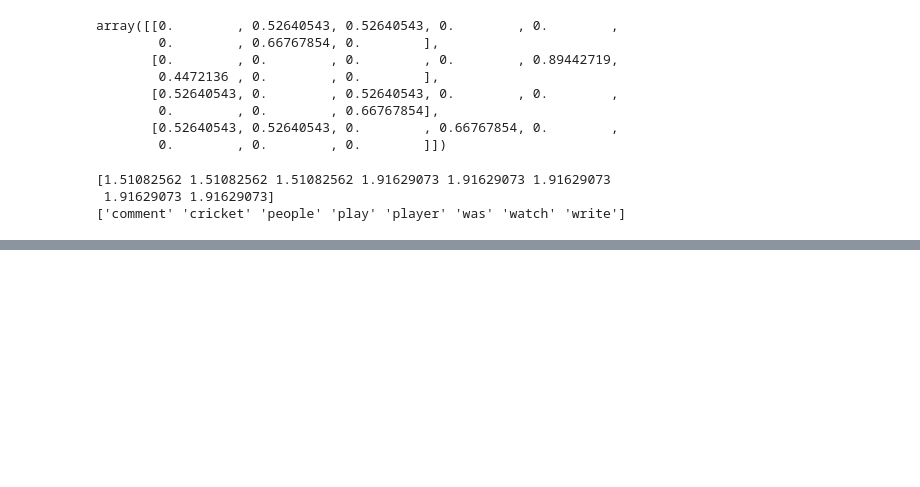
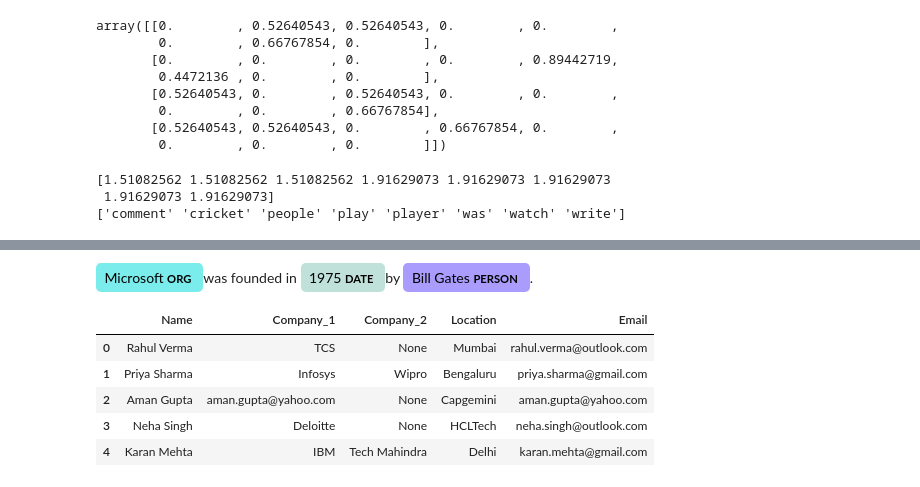
Before and after one commit to Ans365332/6may-file-example, a Jupyter notebook: NLP.ipynb, the cells around one changed output, grey strips where cells are left out. Saved outputs shown, nothing was run; the diff lists cells and outputs as text; code cells hidden in the pictures; blank space fills up the shorter version.

```diff
--- a/NLP.ipynb
+++ b/NLP.ipynb
@@ -454,0 +505,4 @@ print(tfidf.get_feature_names_out())
+# %%
+import spacy
+# Load English NLP model
+nlp = spacy.load("en_core_web_sm")
@@ -454,0 +540,7 @@ print(tfidf.get_feature_names_out())
+# %%
+# ex-3: person & location
+text = " Sachin Tendulkar was born in Mumbai."
+doc = nlp(text)
+
+for ent in doc.ents:
+    print(ent.text,"->",ent.label_)
@@ -454,0 +552,7 @@ print(tfidf.get_feature_names_out())
+# %%
+text = "Microsoft was founded  in 1975 by Bill Gates."
+
+doc = nlp(text)
+
+for ent in doc.ents:
+    print(ent.text,"->",ent.label_)
@@ -454,0 +565,62 @@ print(tfidf.get_feature_names_out())
+# %%
+from spacy import displacy
+
+displacy.render(doc,style="ent",jupyter=True)
+# %% [output]
+Microsoft ORG was founded in 1975 DATE by Bill Gates PERSON .
+# %%
+# work-1
+
+import spacy
+import re
+import pandas as pd
+
+nlp = spacy.load("en_core_web_sm")
+
+text = """
+This is Rahul Verma. Previously employed at TCS and Accenture. Location: Mumbai. Email: rahul.verma@outlook.com
+This is Priya Sharma. Previously employed at Infosys and Wipro. Location: Bengaluru. Email: priya.sharma@gmail.com
+This is Aman Gupta. Previously employed at Capgemini and Cognizant. Location: Pune. Email: aman.gupta@yahoo.com
+This is Neha Singh. Previously employed at HCLTech and Deloitte. Location: Hyderabad. Email: neha.singh@outlook.com
+This is Karan Mehta. Previously employed at IBM and Tech Mahindra. Location: Delhi. Email: karan.mehta@gmail.com
+"""
+
+records = text.strip().split("\n")
+
+rows = []
+
+for r in records:
+    doc = nlp(r)
+
+    name = ""
+    companies = []
+    location = ""
+
+    for ent in doc.ents:
+        if ent.label_ == "PERSON":
+            name = ent.text
+        elif ent.label_ == "ORG":
+            companies.append(ent.text)
+        elif ent.label_ == "GPE":
+            location = ent.text
+
+    email = re.search(r'[\w\.-]+@[\w\.-]+', r)
+
+    rows.append({
+        "Name": name,
+        "Company_1": companies[0] if len(companies) > 0 else None,
+        "Company_2": companies[1] if len(companies) > 1 else None,
+        "Location": location,
+        "Email": email.group(0) if email else None
+    })
+
+df = pd.DataFrame(rows)
+
+df
+# %% [output]
+|  | Name | Company_1 | Company_2 | Location | Email |
+| 0 | Rahul Verma | TCS | None | Mumbai | rahul.verma@outlook.com |
+| 1 | Priya Sharma | Infosys | Wipro | Bengaluru | priya.sharma@gmail.com |
+| 2 | Aman Gupta | aman.gupta@yahoo.com | None | Capgemini | aman.gupta@yahoo.com |
+| 3 | Neha Singh | Deloitte | None | HCLTech | neha.singh@outlook.com |
+| 4 | Karan Mehta | IBM | Tech Mahindra | Delhi | karan.mehta@gmail.com |
```
Also changed, not shown: parts of 11 cells of this notebook.
